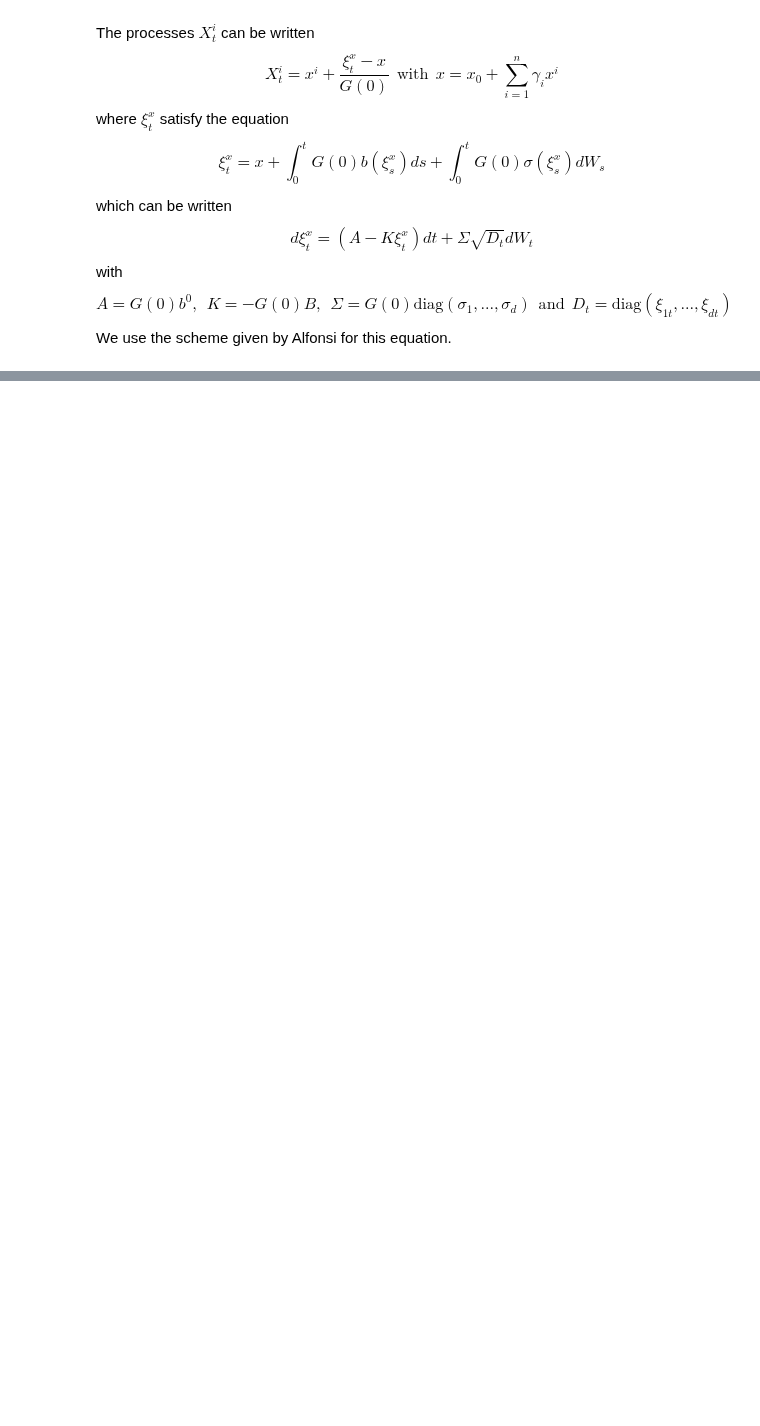
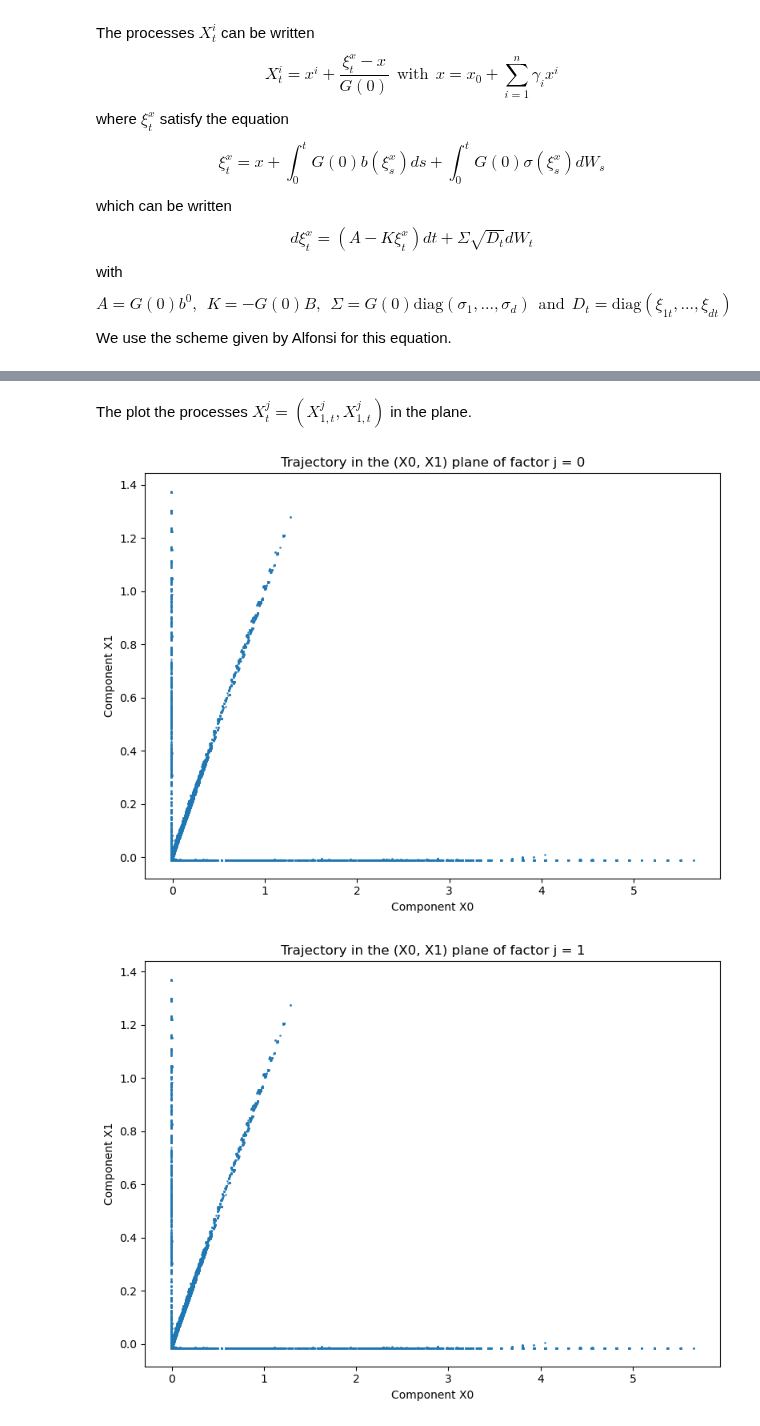
Before and after one commit to maxence2508/stage-cermics, a Jupyter notebook: dai-and-singleton-parametrization.ipynb, the cells around one changed output, grey strips where cells are left out. Drawn from its saved outputs; the diff is of its cells as text; code cells hidden in the pictures; blank space fills up the shorter version.

```diff
--- a/dai-and-singleton-parametrization.ipynb
+++ b/dai-and-singleton-parametrization.ipynb
@@ -221,0 +276,14 @@ plt.show()
+# %% [markdown]
+The plot the processes $X^j_t = (X^j_{1,t}, X^j_{1,t})$ in the plane.
+# %%
+for j in range(n):
+    plt.figure(figsize=(8, 6))
+    plt.scatter(trajectory[:, 0, j], trajectory[:, 1, j], s=1, alpha=0.7)
+    plt.title(f"Trajectory in the (X0, X1) plane of factor j = {j}")
+    plt.xlabel("Component X0")
+    plt.ylabel("Component X1")
+    plt.tight_layout()
+    plt.show()
+# %% [output]
+[figure, added]
+[figure, added]
```
Also changed, not shown: parts of 10 cells of this notebook.
